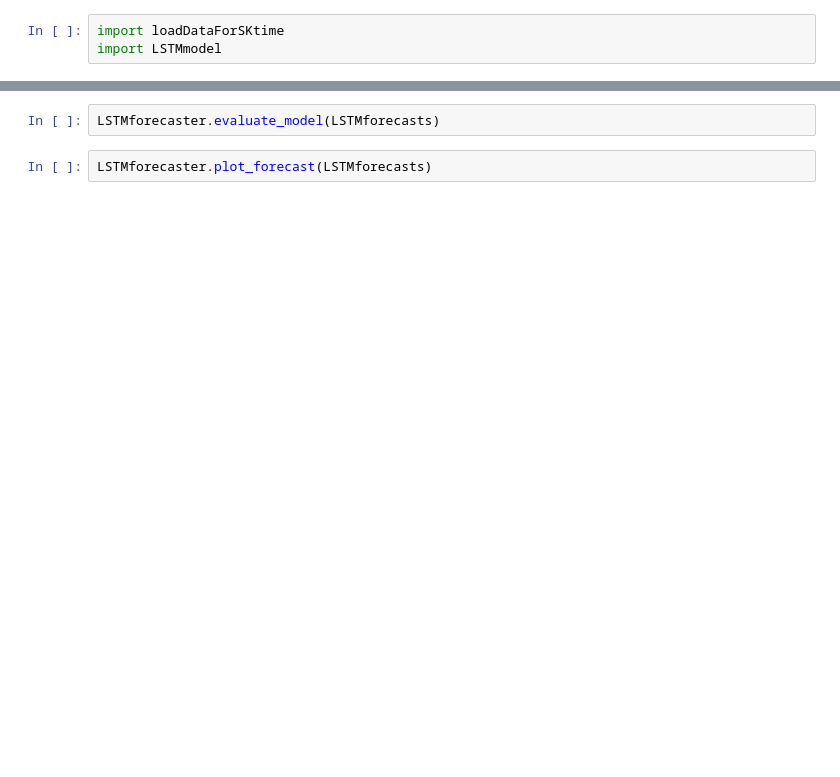
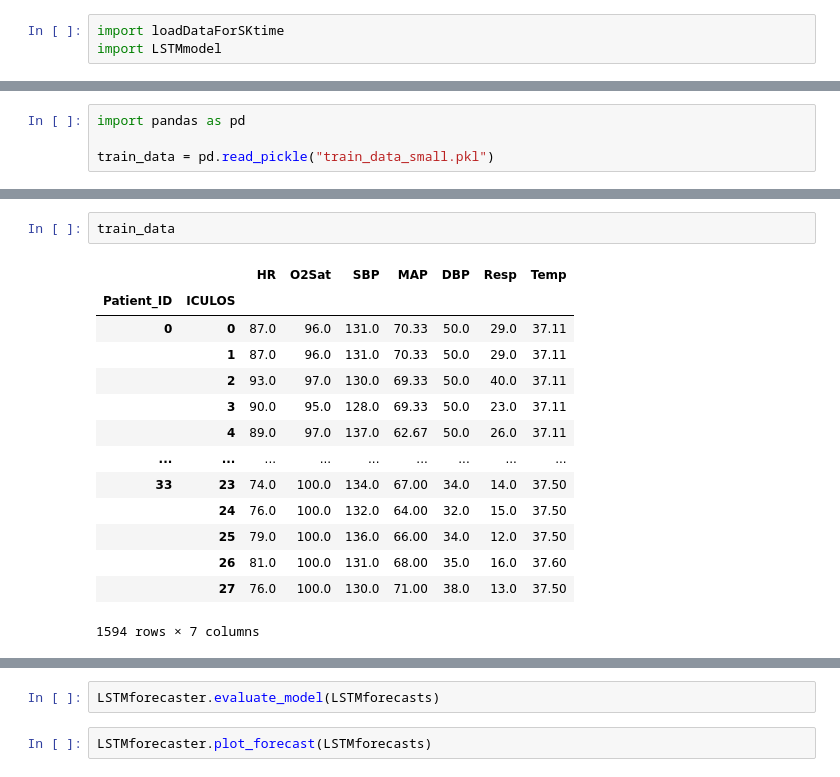
Before and after one commit to emsyoungg/sepsis_forecasting, a Jupyter notebook: Main_LSTM.ipynb, the cells around one changed output, grey strips where cells are left out. Drawn from its saved outputs; the diff is of its cells as text; blank space fills up the shorter version.

```diff
--- a/Main_LSTM.ipynb
+++ b/Main_LSTM.ipynb
@@ -27,3 +47,7 @@ Patient 24: Dropping — constant columns found
+# %%
+import pandas as pd
+
+train_data = pd.read_pickle("train_data_small.pkl")
 # %%
 print("Train IDs:", sorted(train_data.index.get_level_values("Patient_ID").unique()))
 print("Test  IDs:", sorted(test_data.index.get_level_values("Patient_ID").unique()))
@@ -32,0 +57,17 @@ Test  IDs: [0, 1, 2, 3, 4, 5, 6, 7, 8, 9, 10, 11, 12, 13, 14, 15, 16, 17, 18, 19
+# %%
+train_data
+# %% [output]
+|  |  | HR | O2Sat | SBP | MAP | DBP | Resp | Temp |
+| Patient_ID | ICULOS |  |  |  |  |  |  |  |
+| 0 | 0 | 87.0 | 96.0 | 131.0 | 70.33 | 50.0 | 29.0 | 37.11 |
+|  | 1 | 87.0 | 96.0 | 131.0 | 70.33 | 50.0 | 29.0 | 37.11 |
+|  | 2 | 93.0 | 97.0 | 130.0 | 69.33 | 50.0 | 40.0 | 37.11 |
+|  | 3 | 90.0 | 95.0 | 128.0 | 69.33 | 50.0 | 23.0 | 37.11 |
+|  | 4 | 89.0 | 97.0 | 137.0 | 62.67 | 50.0 | 26.0 | 37.11 |
+| ... | ... | ... | ... | ... | ... | ... | ... | ... |
+| 33 | 23 | 74.0 | 100.0 | 134.0 | 67.00 | 34.0 | 14.0 | 37.50 |
+|  | 24 | 76.0 | 100.0 | 132.0 | 64.00 | 32.0 | 15.0 | 37.50 |
+|  | 25 | 79.0 | 100.0 | 136.0 | 66.00 | 34.0 | 12.0 | 37.50 |
+|  | 26 | 81.0 | 100.0 | 131.0 | 68.00 | 35.0 | 16.0 | 37.60 |
+|  | 27 | 76.0 | 100.0 | 130.0 | 71.00 | 38.0 | 13.0 | 37.50 |
+1594 rows × 7 columns
```
Also changed, not shown: parts of 6 cells of this notebook, 3 other files.
